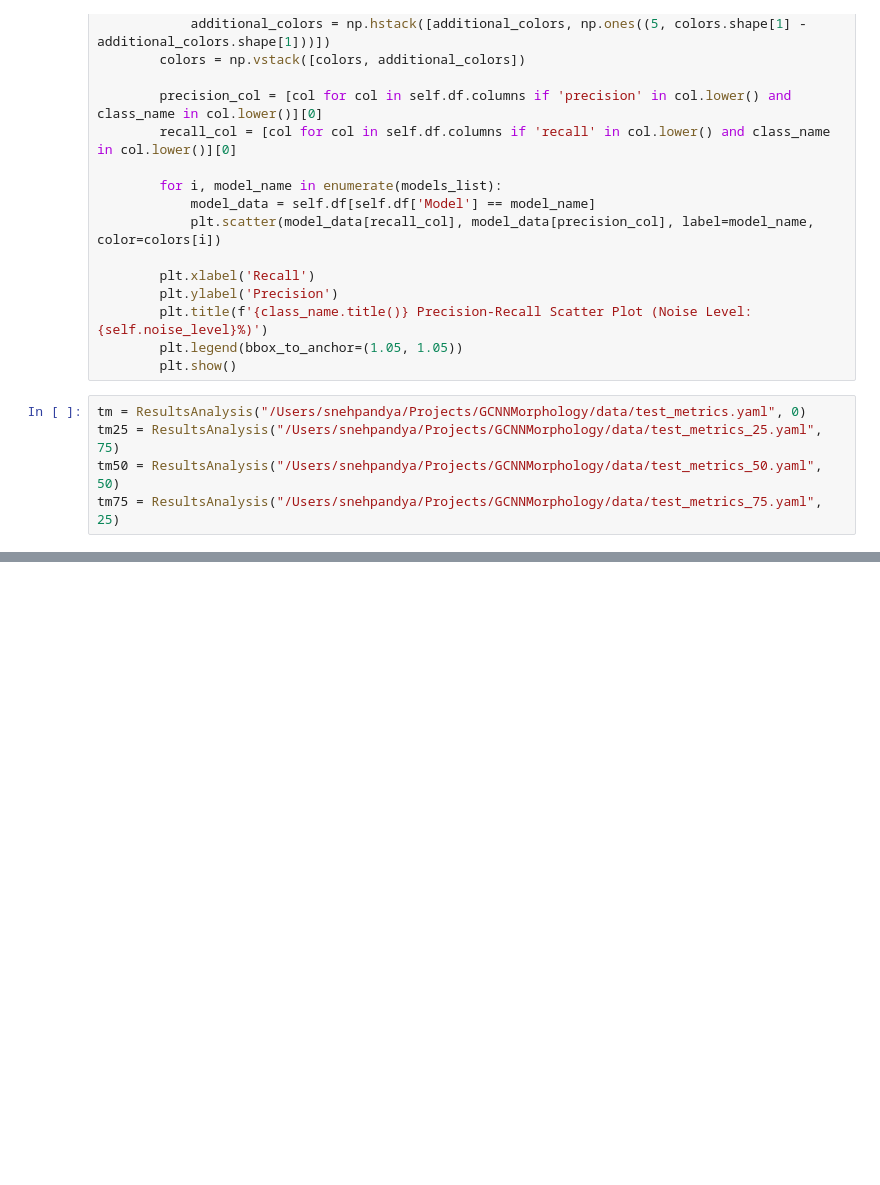
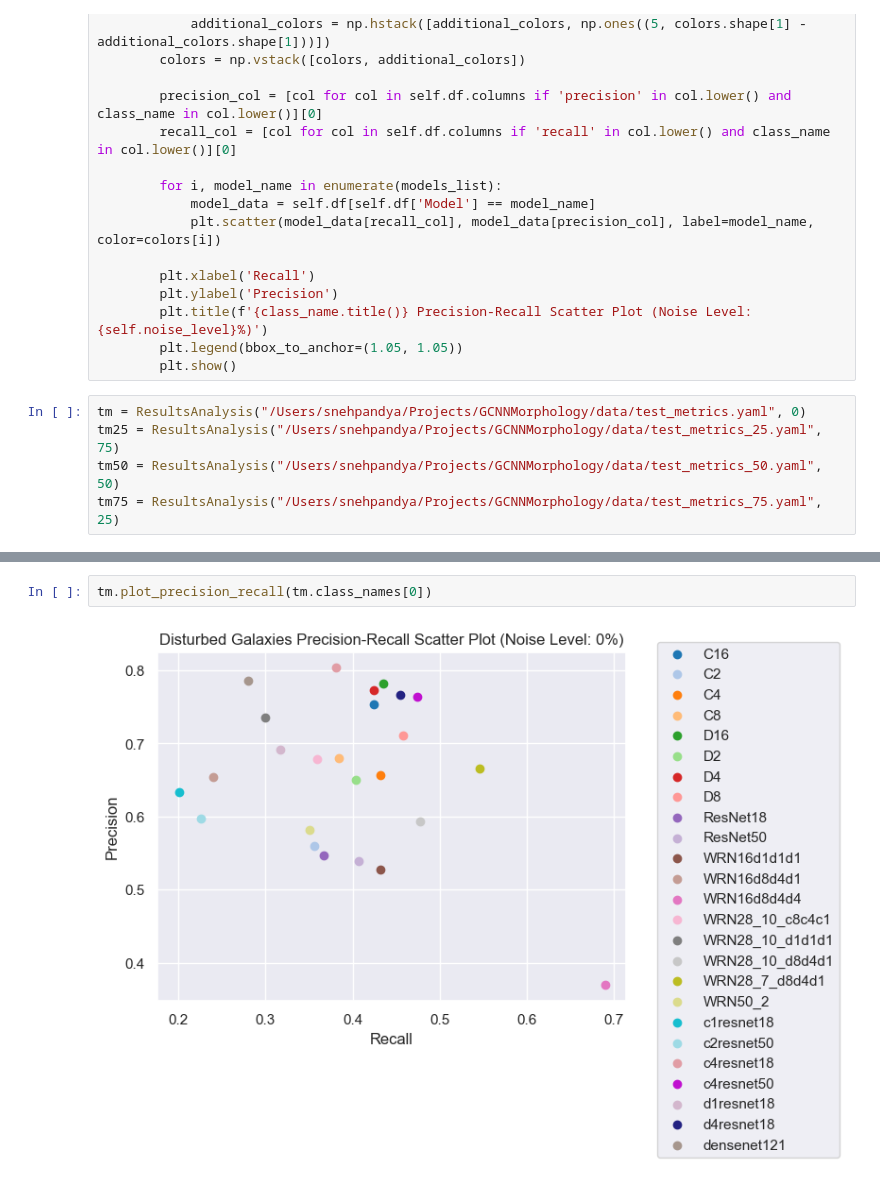
Before and after one commit to snehjp2/GCNNMorphology, a Jupyter notebook: src/notebooks/results_analysis.ipynb, the cells around one changed output, grey strips where cells are left out. Saved outputs shown, nothing was run; the diff lists cells and outputs as text; blank space fills up the shorter version.

```diff
--- a/src/notebooks/results_analysis.ipynb
+++ b/src/notebooks/results_analysis.ipynb
@@ -133,0 +138,4 @@ tm75 = ResultsAnalysis("/Users/snehpandya/Projects/GCNNMorphology/data/test_metr
+# %%
+tm.plot_precision_recall(tm.class_names[0])
+# %% [output]
+[figure, added]
```
Also changed, not shown: parts of 2 cells of this notebook, 2 other files.
